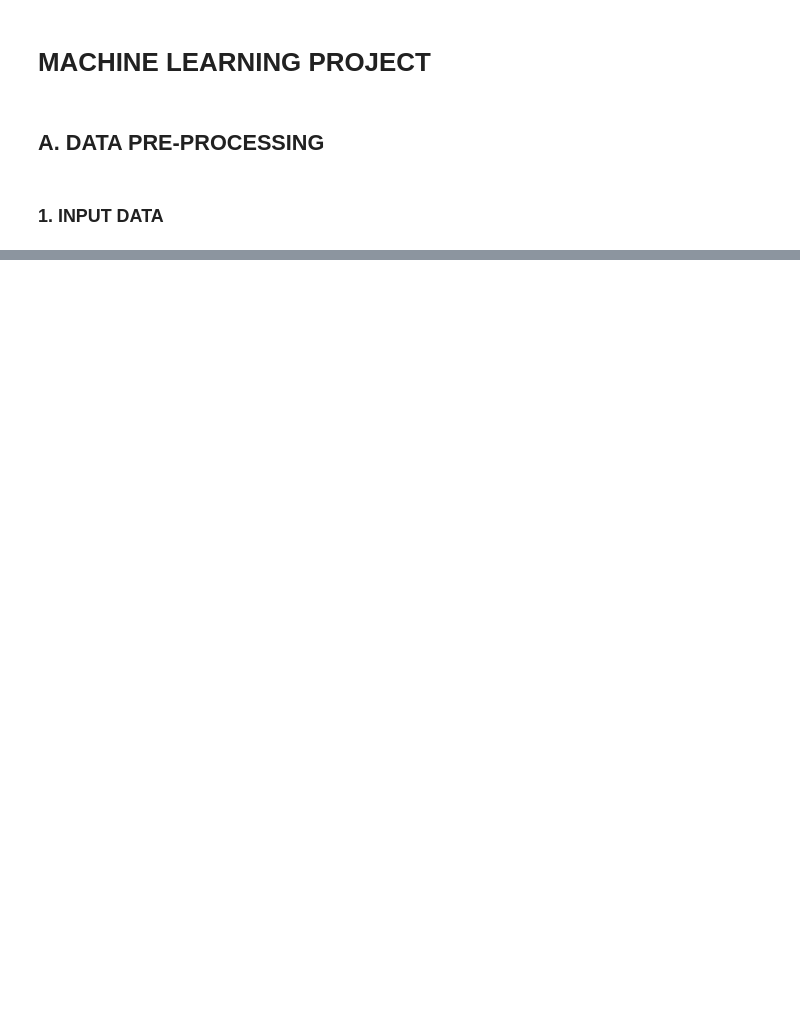
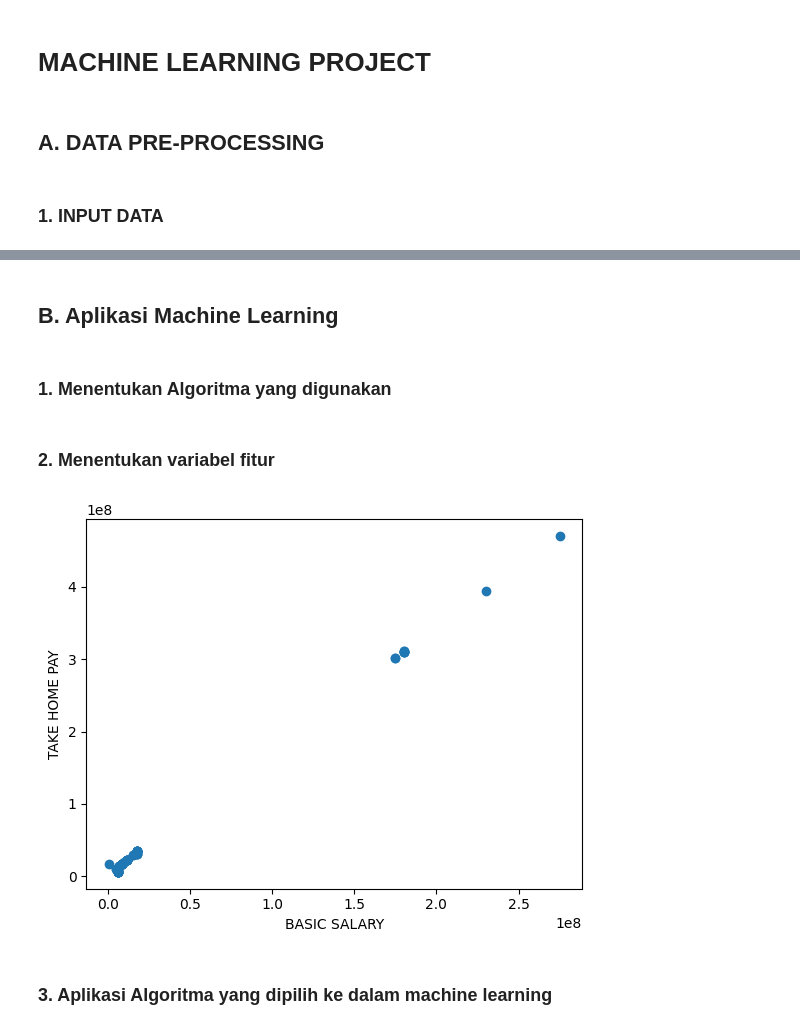
Before and after one commit to RidhoSuharis/ENSO-ML-PROJECT-1, a Jupyter notebook: jupyter-notebook/machine-learning-project.ipynb, the cells around one changed output, grey strips where cells are left out. Saved outputs shown, nothing was run; the diff lists cells and outputs as text; code cells hidden in the pictures; blank space fills up the shorter version.

Commit message:
machine learning

```diff
--- a/jupyter-notebook/machine-learning-project.ipynb
+++ b/jupyter-notebook/machine-learning-project.ipynb
@@ -10,7 +10,7 @@ import pandas as pd # pandas digunakan untuk memproses data frame
 import numpy as np # numpy digunakan untuk memproses data numerik
 # %%
 # read data full list
-full_list = pd.read_csv('../data-dummy/full-list.csv', delimiter=';')
+full_list = pd.read_csv('../data-dummy/test.csv', delimiter=";")
 
 # tampilkan data
 print(full_list)
@@ -55,0 +70,4 @@ dtype: int64
+# %%
+# hapus data dengan tipe data selain numerik karena kita hanya membutuhkan data dengan type numerik
+new_full_list = full_list.drop(["EMP ID","EMP NAME","JOIN DATE","TERM DATE","GENDER","TAX STATUS","NPWP","KTP","BPJS ID","BANK NAME","ACCOUNT NUMBER","ACCOUNT NAME","FULL BASIC SALARY","COMPANY","PAY GROUP","TAX GROUP","EMPLOYMENT STATUS","JOB TITLE","ORGANIZATION UNIT","BPJS GROUP","COST CENTER","GRADE","LEVEL","WORKING LOCATION","BRANCH"], axis='columns')
+new_full_list
@@ -55,0 +109,9 @@ dtype: int64
+# %%
+# perbaiki data yang hilang
+## hapus baris (tidak direkomendaikan)
+## diisi dengan default value (misal 0 untuk int)
+## diisi dengan mean/median/modus (paling direkomendasikan)
+
+### data yang null akan diganti dengan 0 sebagai default value
+new_full_list_1 = new_full_list.replace(np.nan, 0);
+new_full_list_1.isnull().sum(axis=0)
@@ -55,0 +157,7 @@ dtype: int64
+# %%
+# kolom "OTHER ALLOWANCE - NET" bertipe float64
+# karena kita tidak membutuhkan angka dibelakang koma, maka tipe data akan di rubah menjadi int64
+new_full_list_1 = new_full_list_1.astype({"OTHER ALLOWANCE - NET":'int64'})
+
+# cek kembali type data
+new_full_list_1.dtypes
@@ -55,0 +182,4 @@ dtype: int64
+# %% [markdown]
+## B. Aplikasi Machine Learning
+# %% [markdown]
+### 1. Menentukan Algoritma yang digunakan
@@ -55,0 +190,2 @@ dtype: int64
+# %% [markdown]
+### 2. Menentukan variabel fitur
@@ -55,0 +198,8 @@ dtype: int64
+# %%
+# melihat hubungan antara variabel basic salary dengan thp
+plt.scatter(new_full_list_1['BASIC SALARY'], new_full_list_1['TAKE HOME PAY'])
+plt.xlabel('BASIC SALARY')
+plt.ylabel('TAKE HOME PAY')
+plt.show()
+# %% [output]
+[figure, added]
@@ -55,0 +210,2 @@ dtype: int64
+# %% [markdown]
+### 3. Aplikasi Algoritma yang dipilih ke dalam machine learning
```
Also changed, not shown: parts of 19 cells of this notebook, 1 other file.
